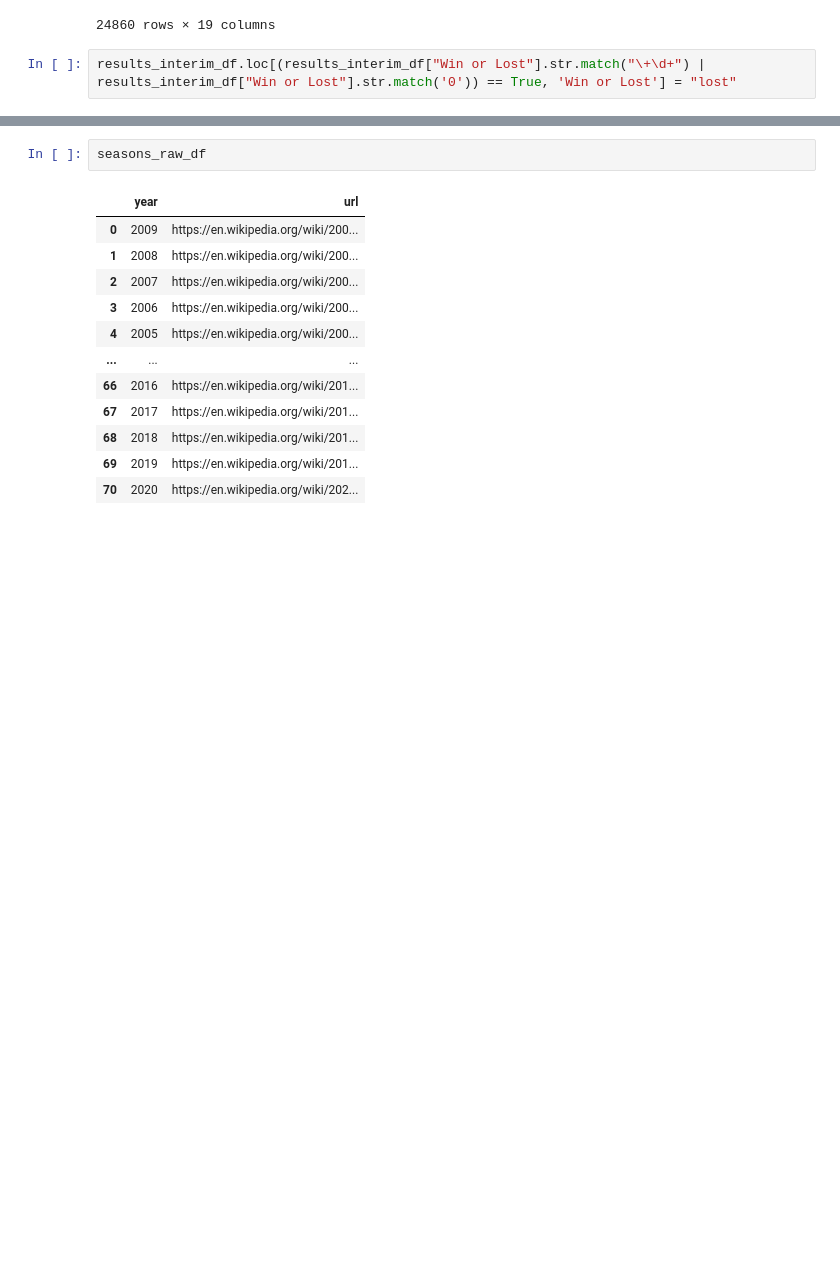
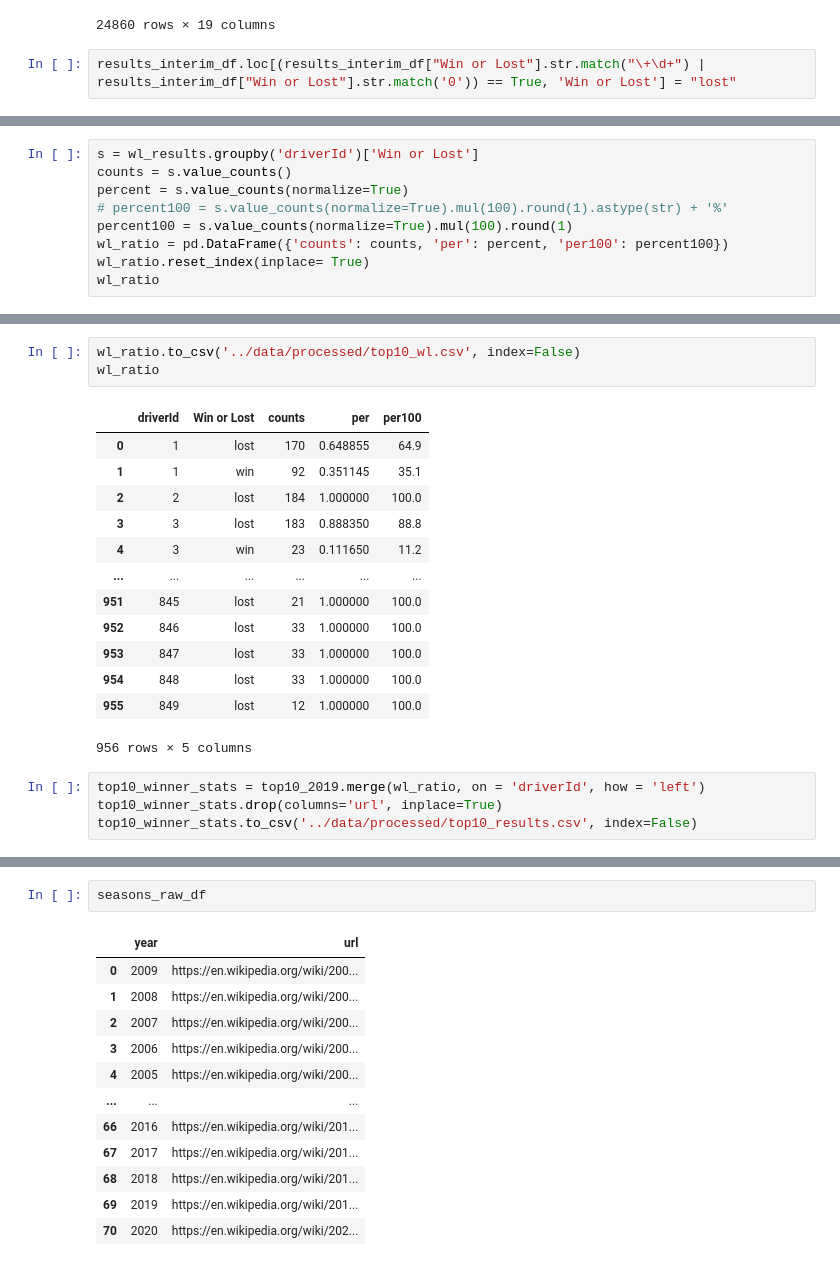
Before and after one commit to Vincent-glitch/ML-Project, a Jupyter notebook: notebooks/formula_etl.ipynb, the cells around one changed output, grey strips where cells are left out. Saved outputs shown, nothing was run; the diff lists cells and outputs as text; blank space fills up the shorter version.

```diff
--- a/notebooks/formula_etl.ipynb
+++ b/notebooks/formula_etl.ipynb
@@ -455,0 +458,9 @@ wl_results
+# %%
+s = wl_results.groupby('driverId')['Win or Lost']
+counts = s.value_counts()
+percent = s.value_counts(normalize=True)
+# percent100 = s.value_counts(normalize=True).mul(100).round(1).astype(str) + '%'
+percent100 = s.value_counts(normalize=True).mul(100).round(1)
+wl_ratio = pd.DataFrame({'counts': counts, 'per': percent, 'per100': percent100})
+wl_ratio.reset_index(inplace= True)
+wl_ratio
@@ -455,0 +510,21 @@ wl_results
+# %%
+wl_ratio.to_csv('../data/processed/top10_wl.csv', index=False)
+wl_ratio
+# %% [output]
+|  | driverId | Win or Lost | counts | per | per100 |
+| 0 | 1 | lost | 170 | 0.648855 | 64.9 |
+| 1 | 1 | win | 92 | 0.351145 | 35.1 |
+| 2 | 2 | lost | 184 | 1.000000 | 100.0 |
+| 3 | 3 | lost | 183 | 0.888350 | 88.8 |
+| 4 | 3 | win | 23 | 0.111650 | 11.2 |
+| ... | ... | ... | ... | ... | ... |
+| 951 | 845 | lost | 21 | 1.000000 | 100.0 |
+| 952 | 846 | lost | 33 | 1.000000 | 100.0 |
+| 953 | 847 | lost | 33 | 1.000000 | 100.0 |
+| 954 | 848 | lost | 33 | 1.000000 | 100.0 |
+| 955 | 849 | lost | 12 | 1.000000 | 100.0 |
+956 rows × 5 columns
+# %%
+top10_winner_stats = top10_2019.merge(wl_ratio, on = 'driverId', how = 'left')
+top10_winner_stats.drop(columns='url', inplace=True)
+top10_winner_stats.to_csv('../data/processed/top10_results.csv', index=False)
```
Also changed, not shown: parts of 18 cells of this notebook, 53 other files.
